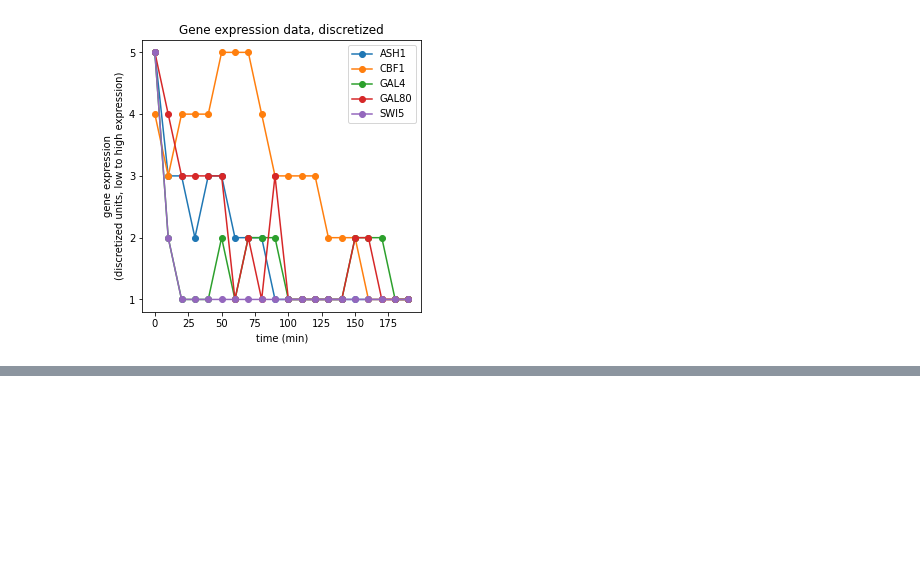
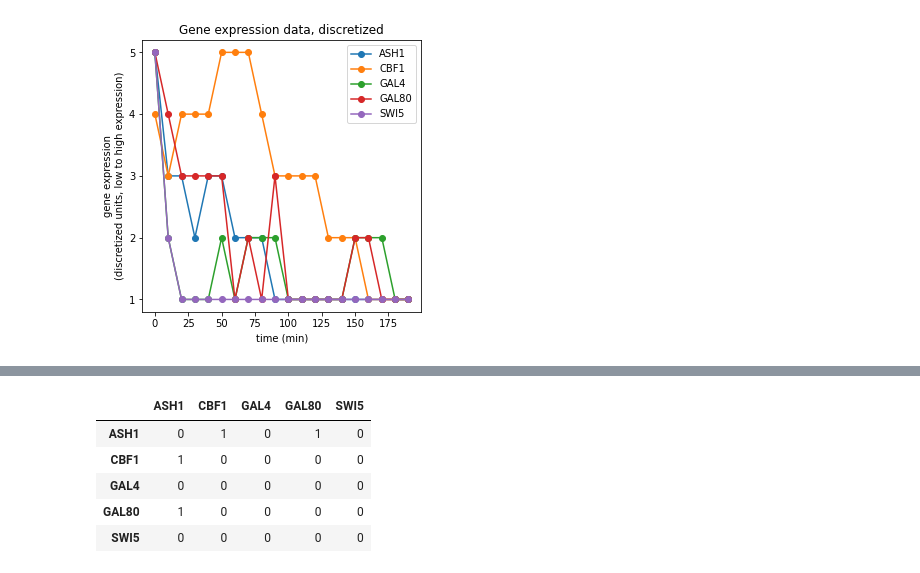
Before and after one commit to taggee/mbn-assignment, a Jupyter notebook: main.ipynb, the cells around one changed output, grey strips where cells are left out. Saved outputs shown, nothing was run; the diff lists cells and outputs as text; code cells hidden in the pictures; blank space fills up the shorter version.

```diff
--- a/main.ipynb
+++ b/main.ipynb
@@ -77,0 +95,10 @@ directed TPR = 0.167 and FPR = 0.263
+# %%
+aracne_mat = aracne_model(gene_df, discr_bins=5, threshold=0.5, remove=False)
+aracne_mat
+# %% [output]
+|  | ASH1 | CBF1 | GAL4 | GAL80 | SWI5 |
+| ASH1 | 0 | 1 | 0 | 1 | 0 |
+| CBF1 | 1 | 0 | 0 | 0 | 0 |
+| GAL4 | 0 | 0 | 0 | 0 | 0 |
+| GAL80 | 1 | 0 | 0 | 0 | 0 |
+| SWI5 | 0 | 0 | 0 | 0 | 0 |
```
Also changed, not shown: parts of 7 cells of this notebook, 3 other files.
